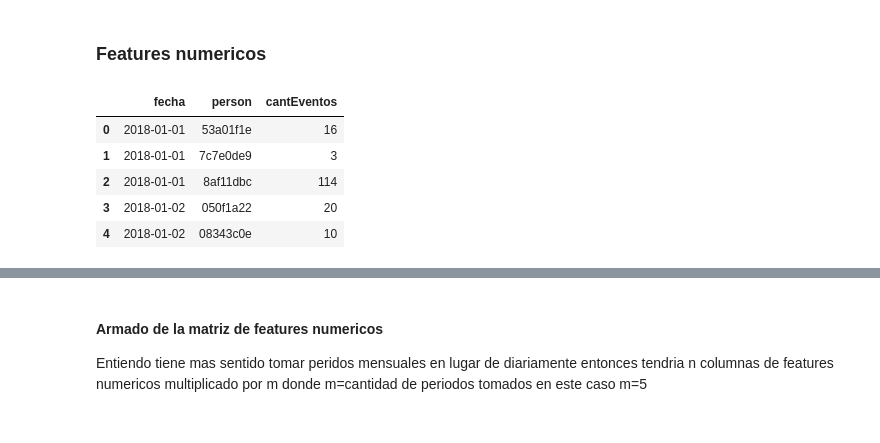
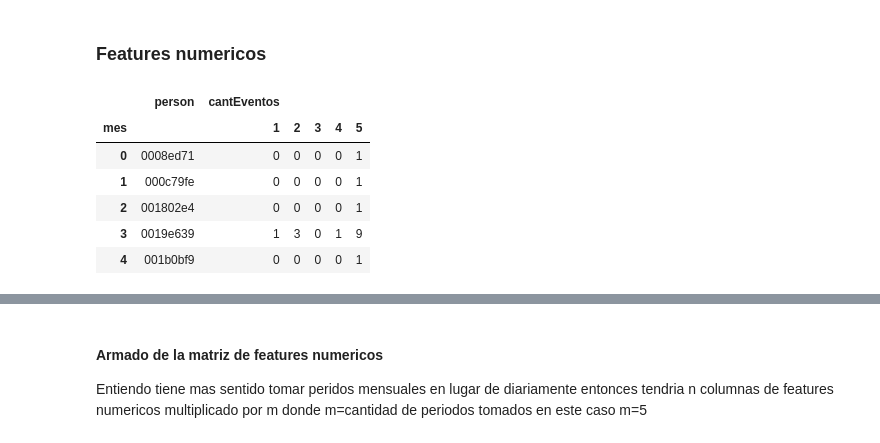
Before and after one commit to JonathanRolon/Organizacion-de-Datos, a Jupyter notebook: Feature Enginering.ipynb, the cells around one changed output, grey strips where cells are left out. Drawn from its saved outputs; the diff is of its cells as text; code cells hidden in the pictures.

```diff
--- a/Feature Enginering.ipynb
+++ b/Feature Enginering.ipynb
@@ -86,18 +86,23 @@ usersTrain['fecha'] = usersTrain['timestamp'].dt.date
 # %%
 # 1er feature: Cantidad de eventos por usuario
 eventosPorUserTrain = usersTrain.groupby(['fecha','person'])['event'].size()
 eventosPorUserTrain = pd.DataFrame(data = eventosPorUserTrain)\
                         .rename(columns = {'event' : 'cantEventos'})
+eventosPorFechaTrain = eventosPorUserTrain.sort_values(by = ['fecha','person']).reset_index()
+eventosPorFechaTrain['fecha'] = pd.to_datetime(eventosPorFechaTrain['fecha'])
+eventosPorFechaTrain['mes'] = eventosPorFechaTrain['fecha'].dt.month
+eventosPorFechaTrain = eventosPorFechaTrain[['mes','person','cantEventos']]
+eventosPorFechaTrain = pd.DataFrame(data = eventosPorFechaTrain.groupby(['mes','person'])['cantEventos']\
+                             .size()).unstack('mes',0).reset_index('person')
+eventosPorFechaTrain.head()
+# %% [output]
+|  | person | cantEventos |  |  |  |  |
+| mes |  | 1 | 2 | 3 | 4 | 5 |
+| 0 | 0008ed71 | 0 | 0 | 0 | 0 | 1 |
+| 1 | 000c79fe | 0 | 0 | 0 | 0 | 1 |
+| 2 | 001802e4 | 0 | 0 | 0 | 0 | 1 |
+| 3 | 0019e639 | 1 | 3 | 0 | 1 | 9 |
+| 4 | 001b0bf9 | 0 | 0 | 0 | 0 | 1 |
-# %%
-eventosPorFechaTrain = eventosPorUserTrain.sort_values(by = ['fecha','person']).reset_index()
-eventosPorFechaTrain.head()
-# %% [output]
-|  | fecha | person | cantEventos |
-| 0 | 2018-01-01 | 53a01f1e | 16 |
-| 1 | 2018-01-01 | 7c7e0de9 | 3 |
-| 2 | 2018-01-01 | 8af11dbc | 114 |
-| 3 | 2018-01-02 | 050f1a22 | 20 |
-| 4 | 2018-01-02 | 08343c0e | 10 |
 # %%
 #2do feature: cantidad de checkouts por user por dia
 usersChecks = usersTrain[usersTrain['event'] == 'checkout'].sort_values(by = 'fecha')
```
Also changed, not shown: parts of 13 cells of this notebook.
